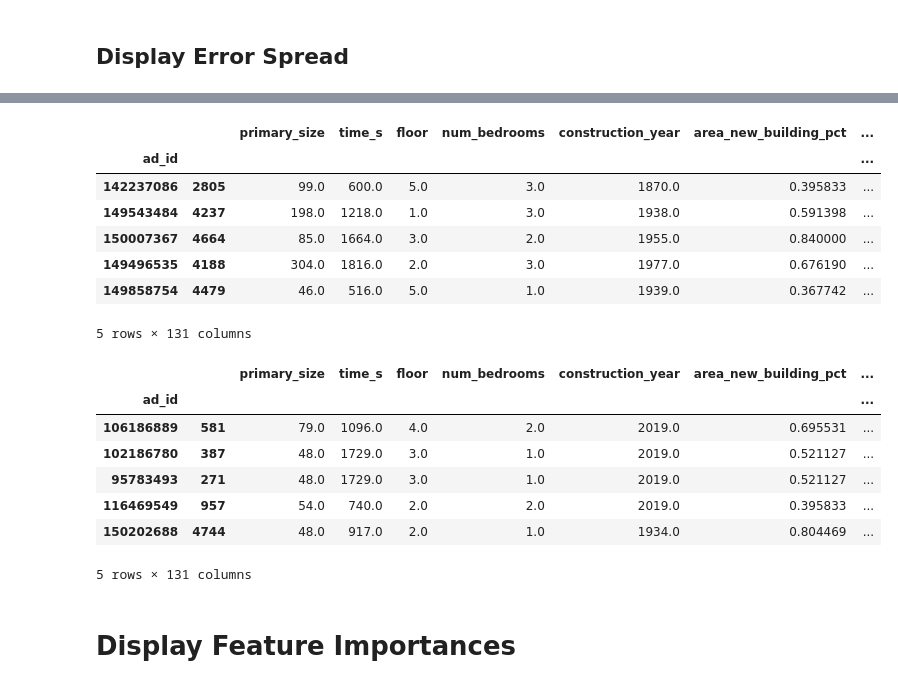
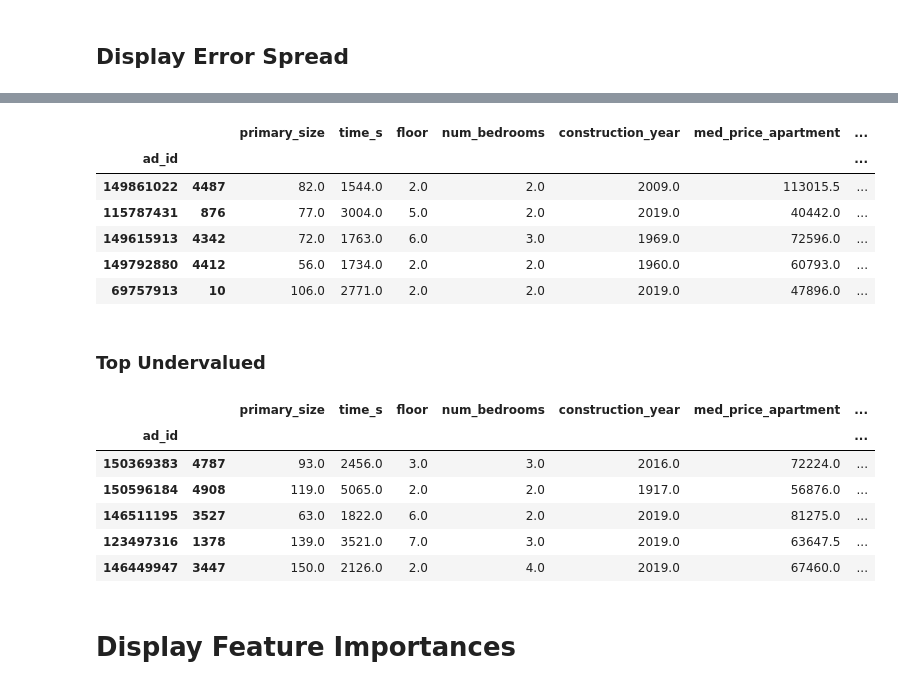
Before and after one commit to rossrco/analyses, a Jupyter notebook: home_oslo_home/modelling.ipynb, the cells around one changed output, grey strips where cells are left out. Drawn from its saved outputs; the diff is of its cells as text; code cells hidden in the pictures.

```diff
--- a/home_oslo_home/modelling.ipynb
+++ b/home_oslo_home/modelling.ipynb
@@ -489,3 +529,9 @@ model_data.shape
+# %%
+variance_filtered_features = pd.Series(var_estimator.get_support(), index=model_data.columns)
+# %%
+variance_selected_features = list(variance_filtered_features[variance_filtered_features == True].index)
+# %%
+model_data = model_data[variance_selected_features].copy()
 # %% [markdown]
 ## List All Columns
 # %%
@@ -514,7 +565,7 @@ LocalOutlierFactor(algorithm='auto', contamination='legacy', leaf_size=30,
 # %%
 model_data['neg_outlier_factor'] = outlier_detector.negative_outlier_factor_
 # %%
-model_data = model_data[model_data.neg_outlier_factor > -1.].copy()
+model_data = model_data[model_data.neg_outlier_factor > -1.5].copy()
 # %%
 model_data.drop('neg_outlier_factor', axis=1, inplace=True)
 # %% [markdown]
@@ -674,25 +770,25 @@ sns.distplot(to_plot.pred_diff)
 # %%
-to_plot[to_plot.pred_diff > 5e3].sort_values('pred_diff', ascending=False).head()
+to_plot[(to_plot.pred_diff > 5e3) | (to_plot.pred_diff < 5e3)].sort_values('pred_diff', ascending=False).head()
 # %% [output]
-|  |  | primary_size | time_s | floor | num_bedrooms | construction_year | area_new_building_pct | ... |
+|  |  | primary_size | time_s | floor | num_bedrooms | construction_year | med_price_apartment | ... |
 | ad_id |  |  |  |  |  |  |  | ... |
-| 142237086 | 2805 | 99.0 | 600.0 | 5.0 | 3.0 | 1870.0 | 0.395833 | ... |
-| 149543484 | 4237 | 198.0 | 1218.0 | 1.0 | 3.0 | 1938.0 | 0.591398 | ... |
-| 150007367 | 4664 | 85.0 | 1664.0 | 3.0 | 2.0 | 1955.0 | 0.840000 | ... |
-| 149496535 | 4188 | 304.0 | 1816.0 | 2.0 | 3.0 | 1977.0 | 0.676190 | ... |
-| 149858754 | 4479 | 46.0 | 516.0 | 5.0 | 1.0 | 1939.0 | 0.367742 | ... |
+| 149861022 | 4487 | 82.0 | 1544.0 | 2.0 | 2.0 | 2009.0 | 113015.5 | ... |
+| 115787431 | 876 | 77.0 | 3004.0 | 5.0 | 2.0 | 2019.0 | 40442.0 | ... |
+| 149615913 | 4342 | 72.0 | 1763.0 | 6.0 | 3.0 | 1969.0 | 72596.0 | ... |
+| 149792880 | 4412 | 56.0 | 1734.0 | 2.0 | 2.0 | 1960.0 | 60793.0 | ... |
+| 69757913 | 10 | 106.0 | 2771.0 | 2.0 | 2.0 | 2019.0 | 47896.0 | ... |
-5 rows × 131 columns
+# %% [markdown]
+### Top Undervalued
 # %%
-to_plot[to_plot.pred_diff > 5e3].sort_values('pred_diff', ascending=False).tail()
+to_plot[(to_plot.pred_diff > 5e3) | (to_plot.pred_diff < 5e3)].sort_values('pred_diff', ascending=False).tail()
 # %% [output]
-|  |  | primary_size | time_s | floor | num_bedrooms | construction_year | area_new_building_pct | ... |
+|  |  | primary_size | time_s | floor | num_bedrooms | construction_year | med_price_apartment | ... |
 | ad_id |  |  |  |  |  |  |  | ... |
-| 106186889 | 581 | 79.0 | 1096.0 | 4.0 | 2.0 | 2019.0 | 0.695531 | ... |
-| 102186780 | 387 | 48.0 | 1729.0 | 3.0 | 1.0 | 2019.0 | 0.521127 | ... |
-| 95783493 | 271 | 48.0 | 1729.0 | 3.0 | 1.0 | 2019.0 | 0.521127 | ... |
-| 116469549 | 957 | 54.0 | 740.0 | 2.0 | 2.0 | 2019.0 | 0.395833 | ... |
-| 150202688 | 4744 | 48.0 | 917.0 | 2.0 | 1.0 | 1934.0 | 0.804469 | ... |
+| 150369383 | 4787 | 93.0 | 2456.0 | 3.0 | 3.0 | 2016.0 | 72224.0 | ... |
+| 150596184 | 4908 | 119.0 | 5065.0 | 2.0 | 2.0 | 1917.0 | 56876.0 | ... |
+| 146511195 | 3527 | 63.0 | 1822.0 | 6.0 | 2.0 | 2019.0 | 81275.0 | ... |
+| 123497316 | 1378 | 139.0 | 3521.0 | 7.0 | 3.0 | 2019.0 | 63647.5 | ... |
+| 146449947 | 3447 | 150.0 | 2126.0 | 2.0 | 4.0 | 2019.0 | 67460.0 | ... |
-5 rows × 131 columns
 # %% [markdown]
 # Display Feature Importances
 # %%
```
Also changed, not shown: parts of 54 cells of this notebook, 1 other file.
